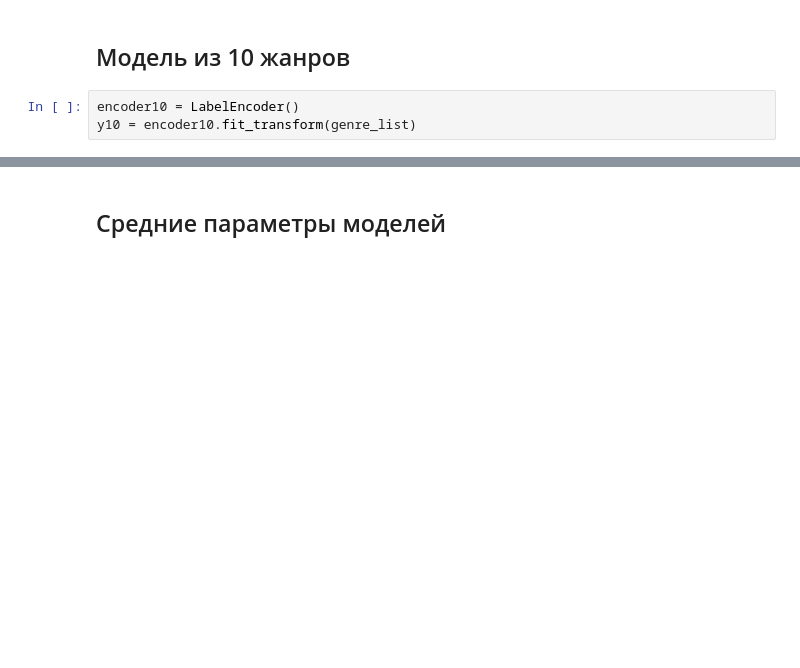
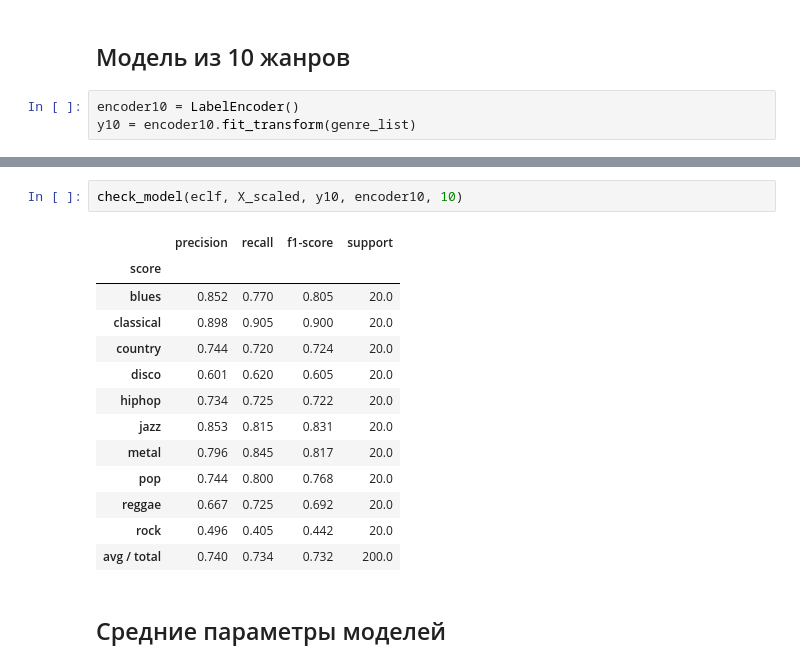
Before and after one commit to minemile/music_genre_classification, a Jupyter notebook: FinalModels.ipynb, the cells around one changed output, grey strips where cells are left out. Cells and saved outputs as stored; diff of their text form; blank space fills up the shorter version.

```diff
--- a/FinalModels.ipynb
+++ b/FinalModels.ipynb
@@ -205,3 +649,19 @@ avg / total       0.71      0.69      0.69       200
+# %%
+check_model(eclf, X_scaled, y10, encoder10, 10)
+# %% [output]
+|  | precision | recall | f1-score | support |
+| score |  |  |  |  |
+| blues | 0.852 | 0.770 | 0.805 | 20.0 |
+| classical | 0.898 | 0.905 | 0.900 | 20.0 |
+| country | 0.744 | 0.720 | 0.724 | 20.0 |
+| disco | 0.601 | 0.620 | 0.605 | 20.0 |
+| hiphop | 0.734 | 0.725 | 0.722 | 20.0 |
+| jazz | 0.853 | 0.815 | 0.831 | 20.0 |
+| metal | 0.796 | 0.845 | 0.817 | 20.0 |
+| pop | 0.744 | 0.800 | 0.768 | 20.0 |
+| reggae | 0.667 | 0.725 | 0.692 | 20.0 |
+| rock | 0.496 | 0.405 | 0.442 | 20.0 |
+| avg / total | 0.740 | 0.734 | 0.732 | 200.0 |
 # %% [markdown]
 ## Средние параметры моделей
 # %%
```
Also changed, not shown: parts of 35 cells of this notebook.
